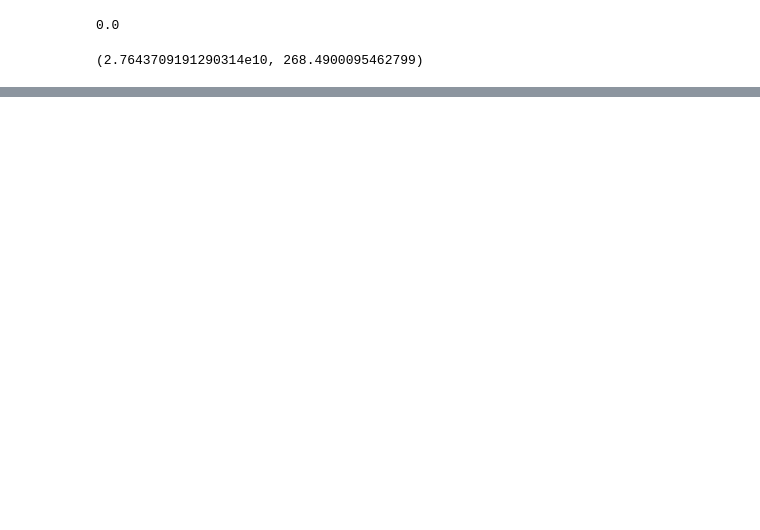
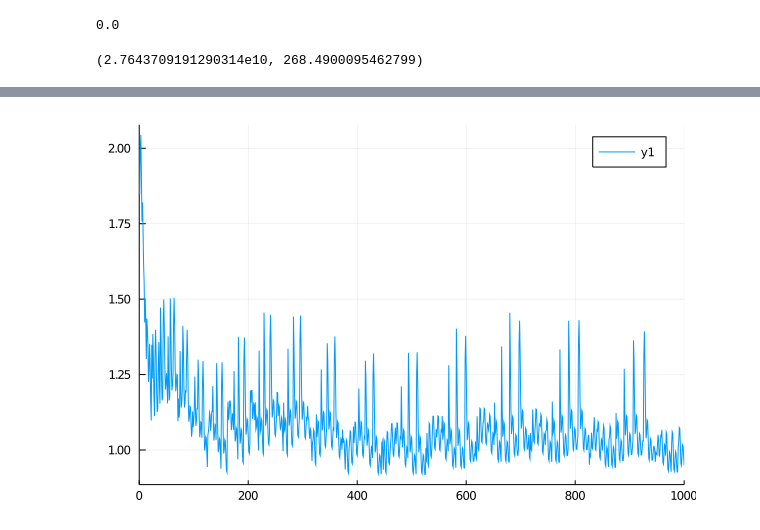
Before and after one commit to ladosamushia/BispectrumTheory, a Jupyter notebook: notebooks/visualisation.ipynb, the cells around one changed output, grey strips where cells are left out. Saved outputs shown, nothing was run; the diff lists cells and outputs as text; code cells hidden in the pictures; blank space fills up the shorter version.

```diff
--- a/notebooks/visualisation.ipynb
+++ b/notebooks/visualisation.ipynb
@@ -48,0 +53,4 @@ Bkkk
+# %%
+plot(Bkkk00./Bkks00, xlim=(0, 1000))
+# %% [output]
+[figure, added]
```
Also changed, not shown: parts of 4 cells of this notebook, 6 other files.
